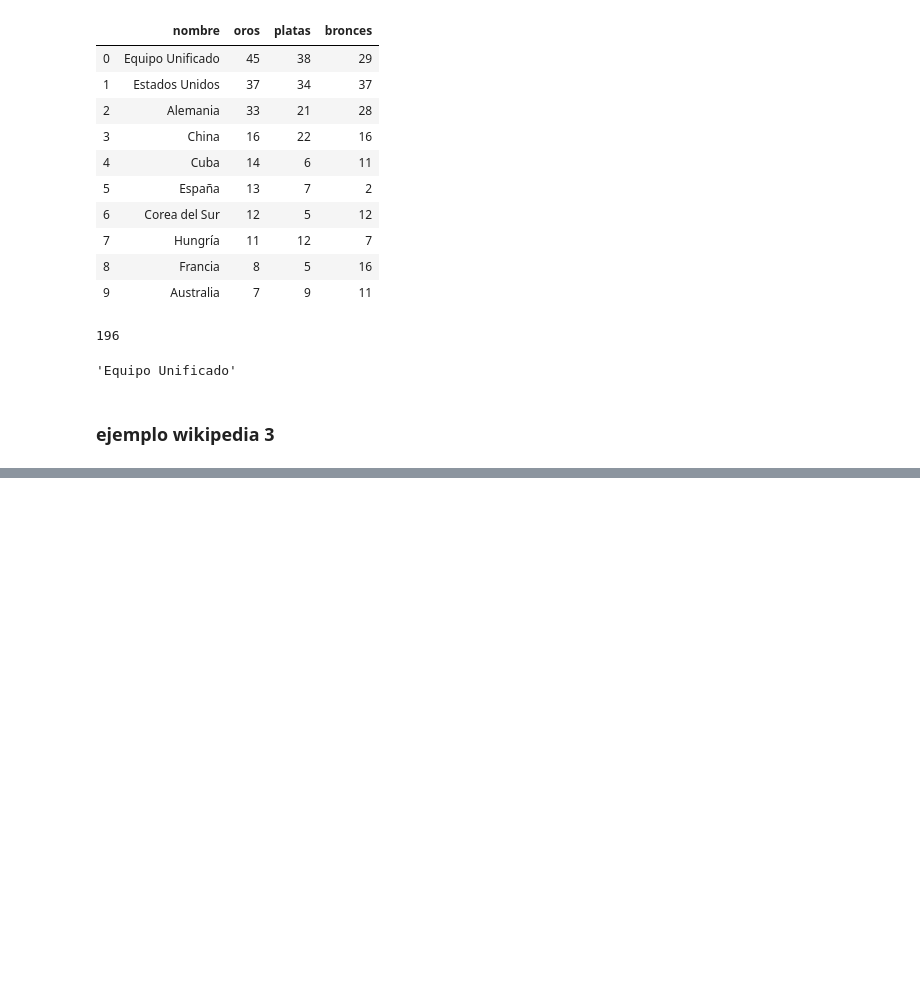
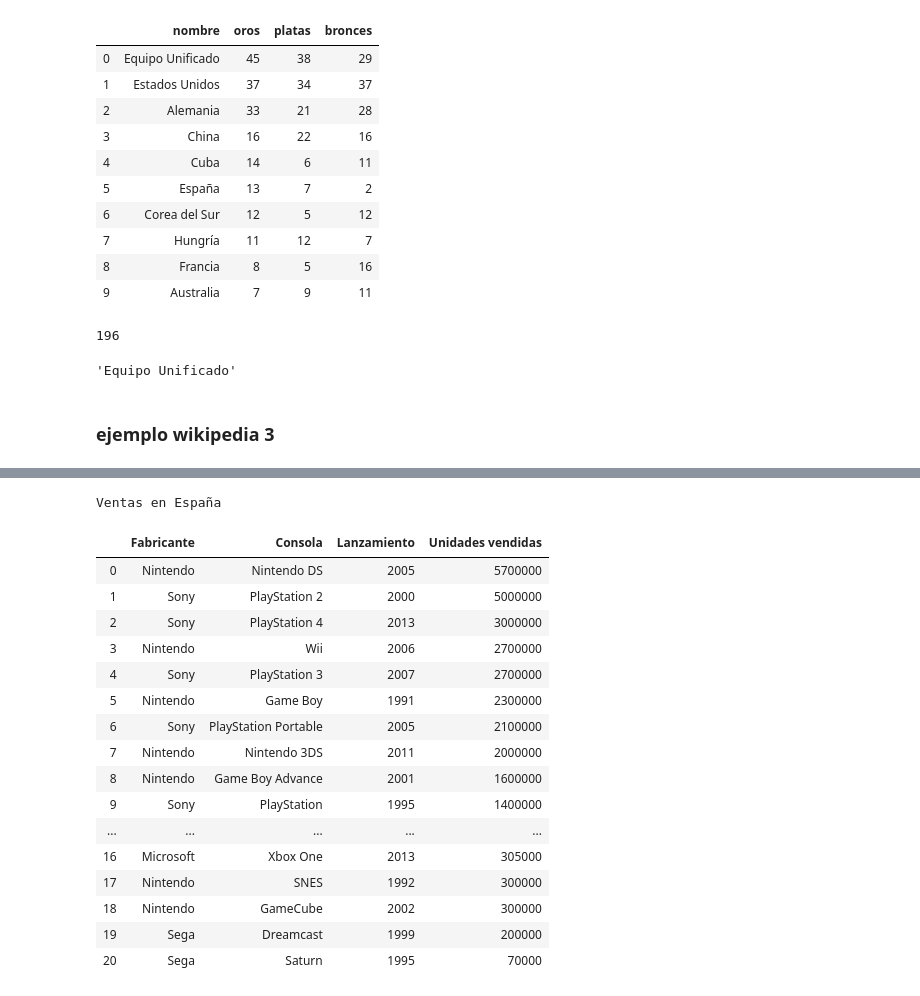
Before and after one commit to YonatanRA/clases_datamex0320, a Jupyter notebook: w3_d2 - web scraping.ipynb, the cells around one changed output, grey strips where cells are left out. Drawn from its saved outputs; the diff is of its cells as text; code cells hidden in the pictures; blank space fills up the shorter version.

```diff
--- a/w3_d2 - web scraping.ipynb
+++ b/w3_d2 - web scraping.ipynb
@@ -388,0 +432,36 @@ medallero.find_all('tr')[1].find_all('td')[1].find('a').text.strip()
+# %%
+df.Lanzamiento=df.Lanzamiento.apply(lambda x: int(x.split('[')[0][-4:]))
+
+df.Lanzamiento.rename({'Lanzamiento':'Año lanzamiento'})
+
+df['Unidades vendidas']=df['Unidades vendidas'].apply(lambda x: x.split('(')[0].split('[')[0])
+# %%
+df['Unidades vendidas']=df['Unidades vendidas'].\
+                        apply(lambda x: re.findall('\d+.\d+|\d+', x)[0])
+# %%
+df['Unidades vendidas']=df['Unidades vendidas'].\
+                        apply(lambda x: float(x)*1e6 if len(x)<4 else float(x.split()[0])*1e3)
+# %%
+df['Unidades vendidas']=df['Unidades vendidas'].astype('int64')
+# %%
+print (titulo)
+df
+# %% [output]
+Ventas en España
+|  | Fabricante | Consola | Lanzamiento | Unidades vendidas |
+| 0 | Nintendo | Nintendo DS | 2005 | 5700000 |
+| 1 | Sony | PlayStation 2 | 2000 | 5000000 |
+| 2 | Sony | PlayStation 4 | 2013 | 3000000 |
+| 3 | Nintendo | Wii | 2006 | 2700000 |
+| 4 | Sony | PlayStation 3 | 2007 | 2700000 |
+| 5 | Nintendo | Game Boy | 1991 | 2300000 |
+| 6 | Sony | PlayStation Portable | 2005 | 2100000 |
+| 7 | Nintendo | Nintendo 3DS | 2011 | 2000000 |
+| 8 | Nintendo | Game Boy Advance | 2001 | 1600000 |
+| 9 | Sony | PlayStation | 1995 | 1400000 |
+| ... | ... | ... | ... | ... |
+| 16 | Microsoft | Xbox One | 2013 | 305000 |
+| 17 | Nintendo | SNES | 1992 | 300000 |
+| 18 | Nintendo | GameCube | 2002 | 300000 |
+| 19 | Sega | Dreamcast | 1999 | 200000 |
+| 20 | Sega | Saturn | 1995 | 70000 |
```
Also changed, not shown: parts of 10 cells of this notebook.
